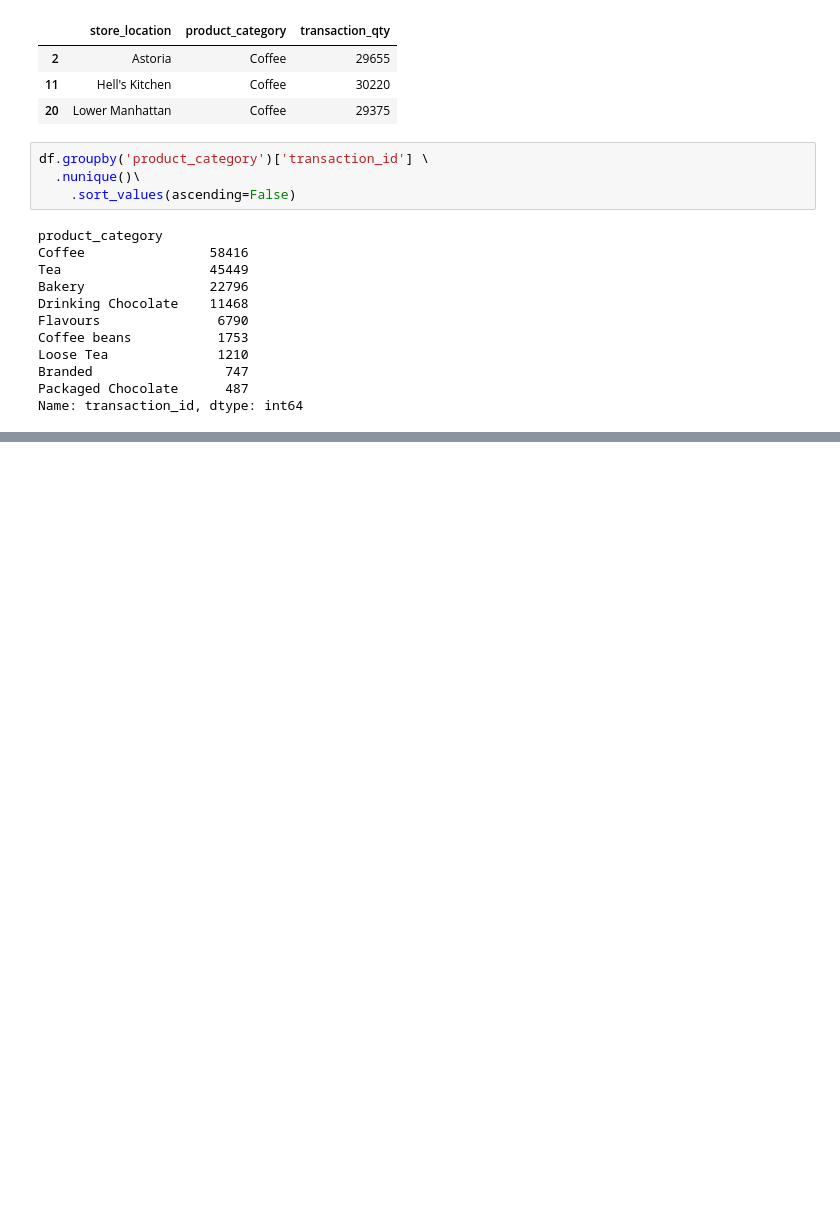
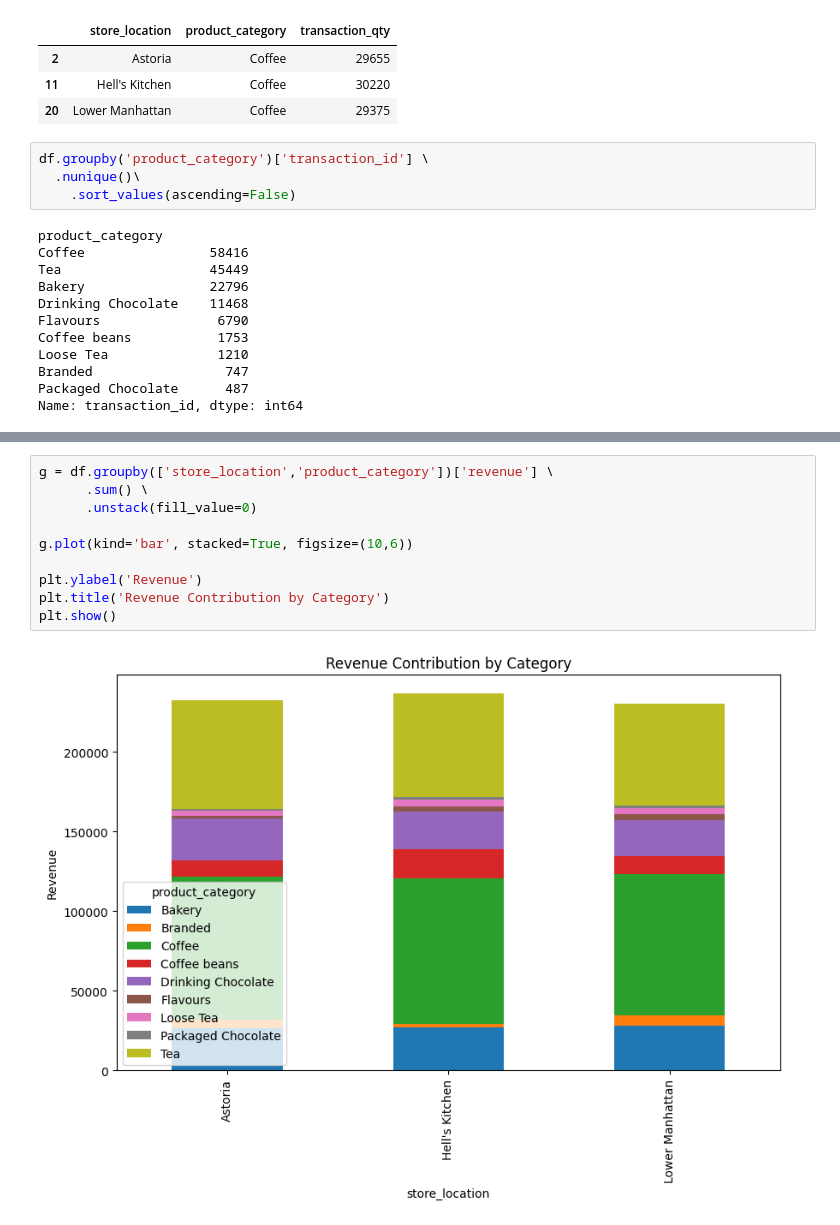
Before and after one commit to hamidurrahman-0824/my_snippet, a Jupyter notebook: PANDAS/n_analysis_4.ipynb, the cells around one changed output, grey strips where cells are left out. Saved outputs shown, nothing was run; the diff lists cells and outputs as text; blank space fills up the shorter version.

```diff
--- a/PANDAS/n_analysis_4.ipynb
+++ b/PANDAS/n_analysis_4.ipynb
@@ -87,0 +106,12 @@ Name: transaction_id, dtype: int64
+# %%
+g = df.groupby(['store_location','product_category'])['revenue'] \
+      .sum() \
+      .unstack(fill_value=0)
+
+g.plot(kind='bar', stacked=True, figsize=(10,6))
+
+plt.ylabel('Revenue')
+plt.title('Revenue Contribution by Category')
+plt.show()
+# %% [output]
+[figure, added]
```
Also changed, not shown: parts of 2 cells of this notebook, 2 other files.
